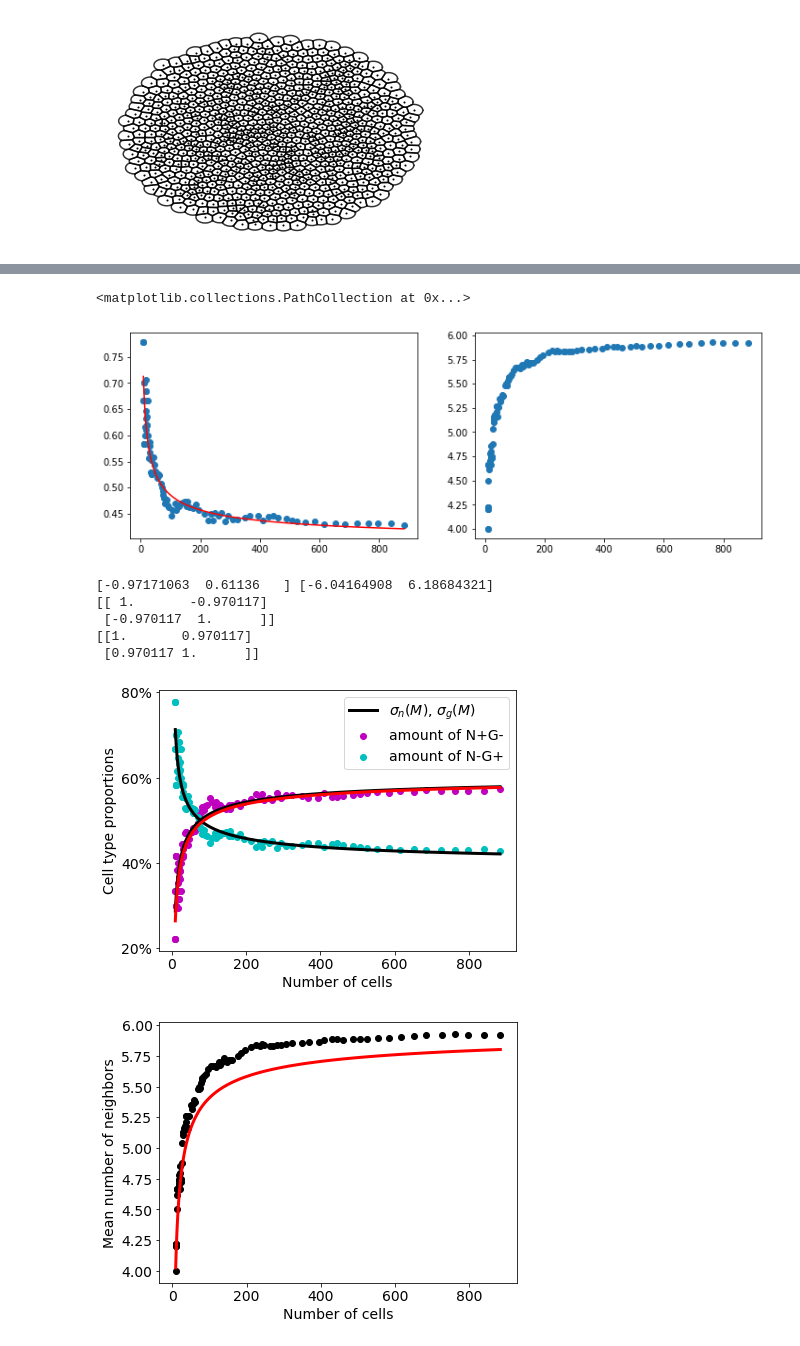
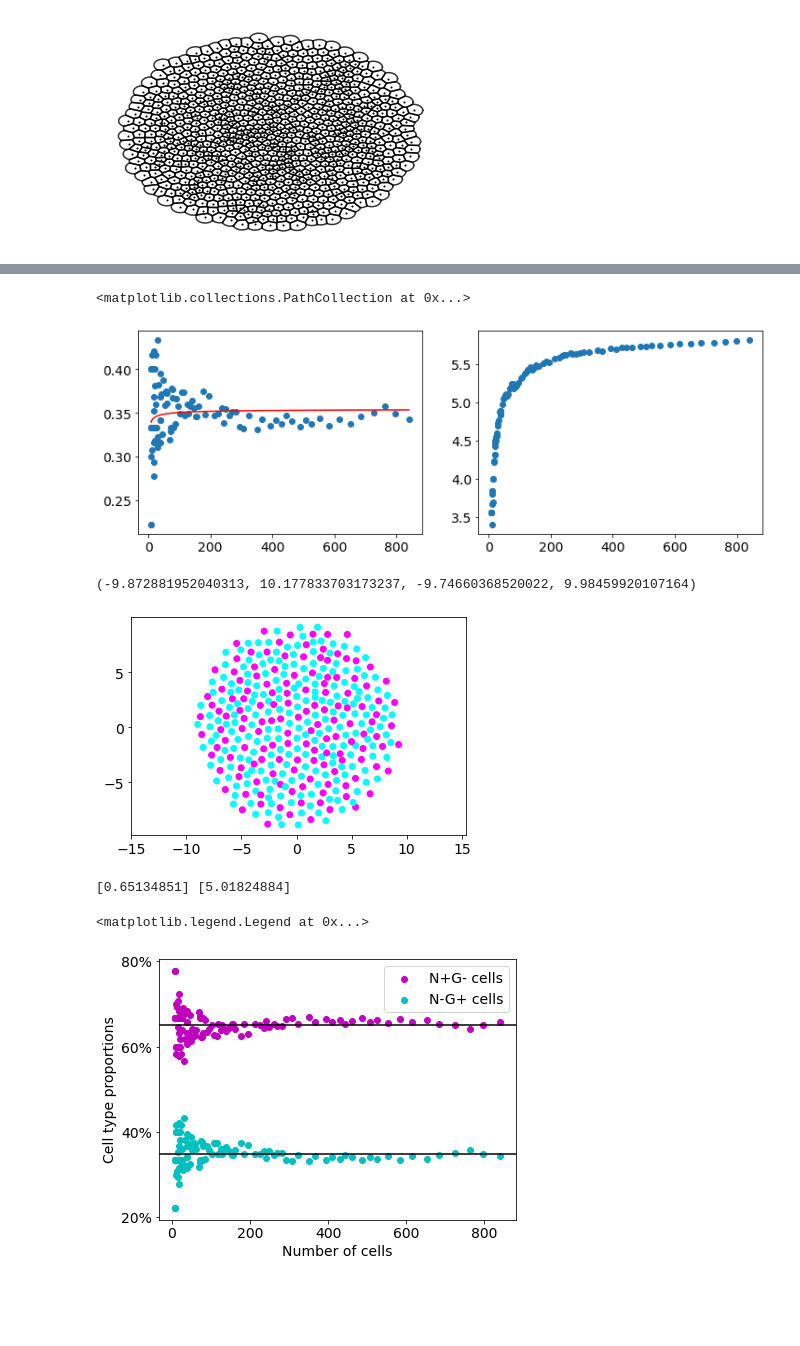
Before and after one commit to SchardtS/Cell-Differentiation, a Jupyter notebook: Data Production.ipynb, the cells around one changed output, grey strips where cells are left out. Drawn from its saved outputs; the diff is of its cells as text; code cells hidden in the pictures; blank space fills up the shorter version.

```diff
--- a/Data Production.ipynb
+++ b/Data Production.ipynb
@@ -961,4 +991,0 @@ print(Pos.shape, Pos)
-# %%
-a = np.array([1,2,3])
-b = np.array([1,2,3])
-np.concatenate(([a],[b]))
@@ -972,7 +996,7 @@ import matplotlib.pyplot as plt
 from scipy.optimize import curve_fit
 from FVmesh import initializeFVmesh
 
-DATA = pd.read_csv('ratio_size_comparison.csv')
+DATA = pd.read_csv('tissue_size_comparison7.csv')
 
 IDs = np.unique(DATA['ID'])
 size = np.empty(len(IDs))
@@ -980,8 +1004,8 @@ nofN = np.empty(len(IDs))
 nofG = np.empty(len(IDs))
 ratio = np.empty(len(IDs))
 nofNeigh = np.zeros(len(IDs))
-for i, j in enumerate(IDs):
-    org = DATA[DATA['ID'] == j]
+for i in IDs:
+    org = DATA[DATA['ID'] == i]
     size[i] = len(org)
     nofN[i] = len(org[org['fate'] == 1])/len(org)
     nofG[i] = len(org[org['fate'] == 0])/len(org)
@@ -1011,65 +1035,53 @@ plt.subplot(122)
 plt.scatter(size, nofNeigh)
 # %% [output]
 <matplotlib.collections.PathCollection at 0x...>
-[figure, old version]
+[figure, new version]
+# %%
+org = DATA[DATA['ID'] == 80]
+
+F = org['fate'].to_numpy()
+x = org['x'].to_numpy()
+y = org['y'].to_numpy()
+
+plt.scatter(x, y, c=F, cmap='cool')
+plt.axis('equal')
+# %% [output]
+(-9.872881952040313, 10.177833703173237, -9.74660368520022, 9.98459920107164)
+[figure, added]
 # %%
-def f(x, a, b):
-    return a*x**(-1/2)+b
+def f(x, a):
+    return a*np.ones(len(x))
 
-def g(x, a, b):
-    return a*x**(-1/2)+b
+def g(x, a):
+    return a*np.ones(len(x))
 
 def h(x, a, b):
     return  a/g(x, *[-2*np.pi**(1/2)*1.67, 6]) + b
 
 def k(x, a, b):
     return  a*g(x, *[-2*np.pi**(1/2)*1.67, 6]) + b
-
-def l(x, p, a, b):
-    from scipy.special import binom
-    binom_a = 0
-    for i in range(1,a+1):
-        binom_a += binom(a,i)*p**i
-    binom_b = 0
-    for i in range(1,b+1):
-        binom_b += binom(b,i)*p**i
-
-    return p*binom_a - 2*np.pi**(1/2)/x**(1/2)*p*(binom_a - binom_b)
-
-
 
 
 popt_f, pcov = curve_fit(f, size, nofN)
 popt_g, pcov = curve_fit(g, size, nofNeigh)
 print(popt_f, popt_g)
 
 plt.figure(figsize=[6.4, 4.8])
 plt.rc('font', size=14)
-plt.scatter(size, nofN*100, color='m', label='amount of N+G-')
-plt.scatter(size, nofG*100, color='c', label='amount of N-G+')
-plt.plot(size, f(size, *popt_f)*100, 'k', lw=3, label='$\sigma_n(M)$, $\sigma_g(M)$')
-plt.plot(size, 1*100-f(size, *popt_f)*100, 'k', lw=3)
-plt.plot(size, l(size, 0.237, 6, 4)*100, 'r', lw=3)
+plt.scatter(size, nofN*100, color='m', label='N+G- cells')
+plt.scatter(size, nofG*100, color='c', label='N-G+ cells')
+#plt.plot(size, f(size, *popt_f)*100, 'k', lw=2, label='$\sigma_n(M)$, $\sigma_g(M)$')
+#plt.plot(size, 1*100-f(size, *popt_f)*100, 'k', lw=2)
+plt.axhline(np.mean(nofN)*100, color='k')
+plt.axhline(np.mean(nofG)*100, color='k')
 plt.xlabel('Number of cells')
 plt.ylabel('Cell type proportions')
 ticks = [20,40,60,80]
 plt.yticks(ticks, [str(x)+'%' for x in ticks])
 plt.legend()
-
-plt.figure(figsize=[6.4, 4.8])
-plt.rc('font', size=14)
-plt.scatter(size[1:], nofNeigh[1:], color='k')
-plt.plot(size, g(size, *[-2*np.pi**(1/2)*1.67, 6]), 'r', lw=3)
-plt.xlabel('Number of cells')
-plt.ylabel('Mean number of neighbors')
-
-print(np.corrcoef(nofG, nofNeigh))
-print(np.corrcoef(nofN, nofNeigh))
+plt.savefig("Results/Publications/Pattern Formation/proportions_size.pdf")
+plt.savefig("Results/Publications/Pattern Formation/proportions_size.png")
 # %% [output]
-[-0.97171063  0.61136   ] [-6.04164908  6.18684321]
-[[ 1.       -0.970117]
- [-0.970117  1.      ]]
-[[1.       0.970117]
- [0.970117 1.      ]]
+[0.65134851] [5.01824884]
+<matplotlib.legend.Legend at 0x...>
-[figure, old version]
+[figure, new version]
-[figure, removed]
```
Also changed, not shown: parts of 10 cells of this notebook, 14 other files.
